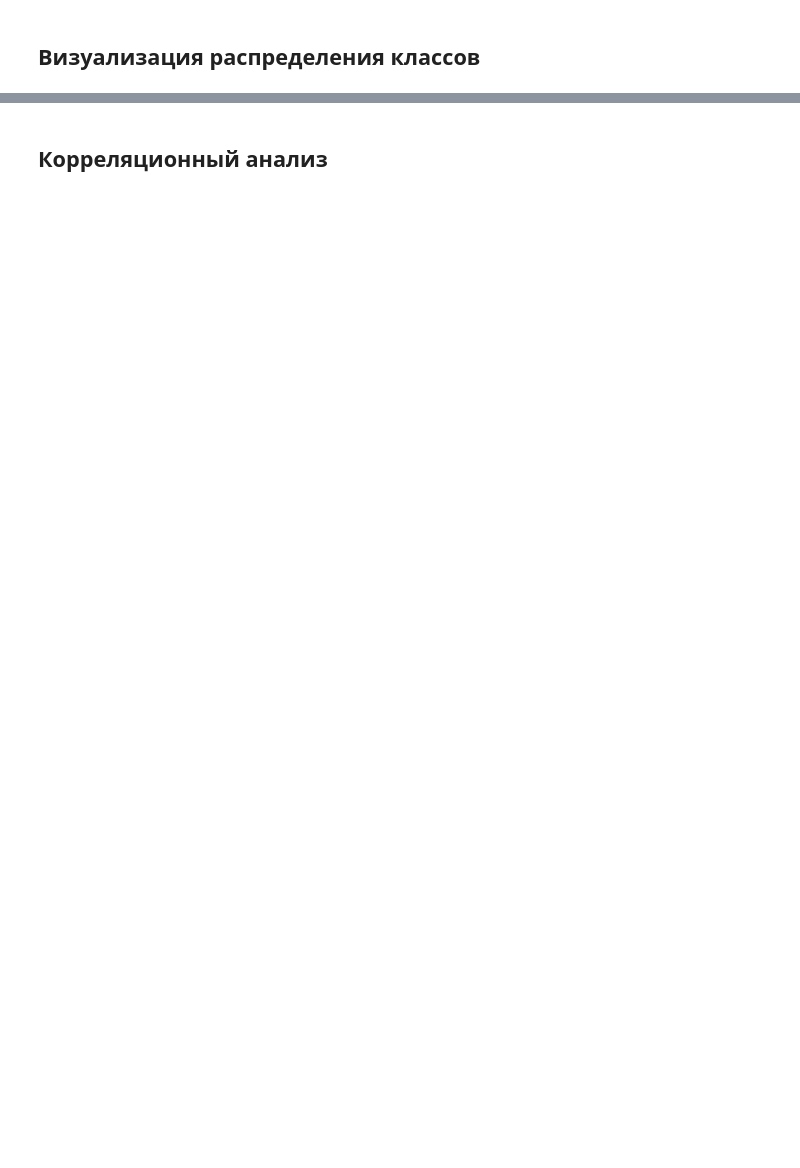
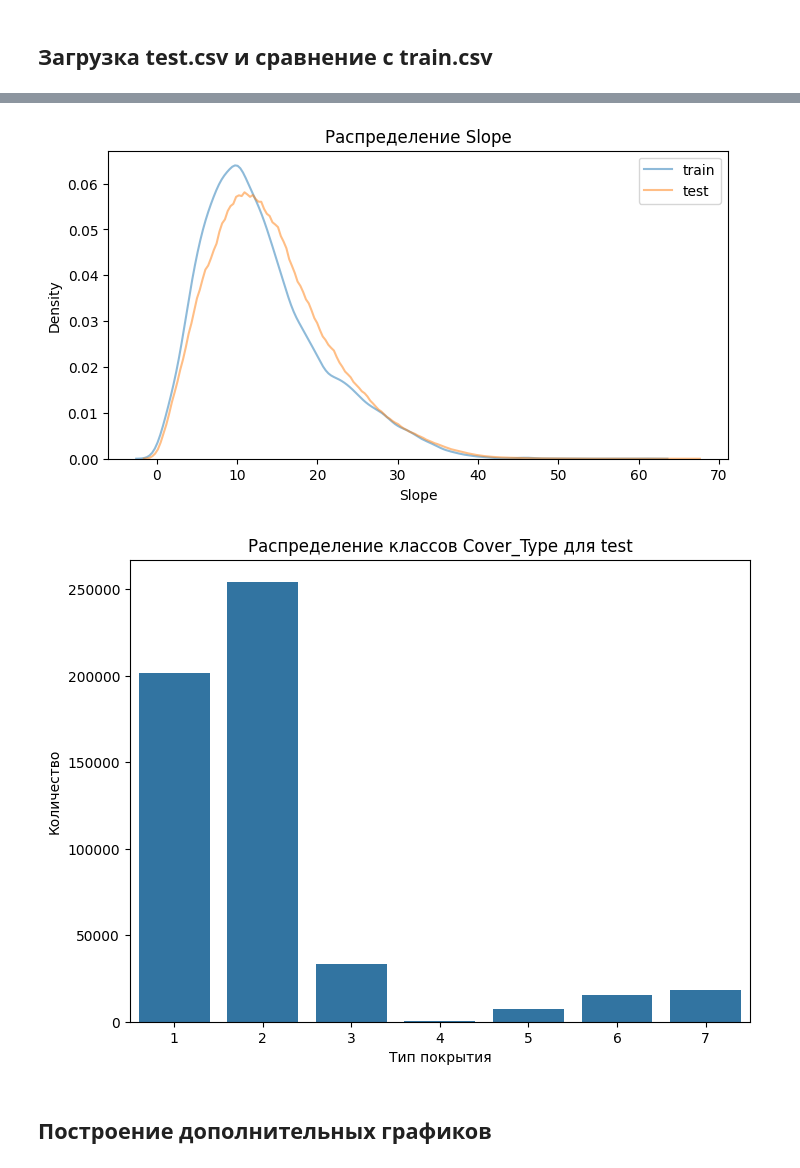
Before and after one commit to ShtankoAlexandr/AI-Projects, a Jupyter notebook: notebook/EDA.ipynb, the cells around one changed output, grey strips where cells are left out. Cells and saved outputs as stored; diff of their text form; code cells hidden in the pictures; blank space fills up the shorter version.

```diff
--- a/notebook/EDA.ipynb
+++ b/notebook/EDA.ipynb
@@ -124,16 +72,40 @@ dtype: int64
 # %% [markdown]
-## Визуализация распределения классов
+## Загрузка test.csv и сравнение с train.csv
 # %%
-import os
-import matplotlib.pyplot as plt
-import seaborn as sns
+# Чтение test.csv и сравнение с тренировочными данными
+try:
+    test_df = pd.read_csv('../data/test.csv')
+    print('\nСравнение данных:')
+    print(f'train.csv shape: {df.shape}')
+    print(f'test.csv shape: {test_df.shape}')
+    print('Train columns:', df.columns.tolist())
+    print('Test columns:', test_df.columns.tolist())
 
-# Создаем папку для графиков
-os.makedirs('../results/plots', exist_ok=True)
+    print('\nПропуски в test.csv:')
+    print(test_df.isnull().sum())
 
+    # Сравнение распределений для первых 3 числовых столбцов (исключая Cover_Type)
+    numeric_cols = df.select_dtypes(include=[np.number]).columns
+    numeric_cols = numeric_cols.drop('Cover_Type', errors='ignore')
+
+    os.makedirs('../results/plots', exist_ok=True)
+    for col in numeric_cols[:3]:
+        plt.figure(figsize=(8, 4))
+        sns.kdeplot(df[col], label='train', alpha=0.5)
+        sns.kdeplot(test_df[col], label='test', alpha=0.5)
+        plt.title(f'Распределение {col}')
+        plt.legend()
+        plt.savefig(f'../results/plots/distribution_{col}.png')
+        plt.show()
+except FileNotFoundError:
+    print("test.csv не найден")
+except Exception as e:
+    print(f"Ошибка при сравнении: {e}")
+
+    # График распределения классов Cover_Type
 plt.figure(figsize=(8, 6))
-sns.countplot(x='Cover_Type', data=df)
-plt.title('Распределение классов Cover_Type')
+sns.countplot(x='Cover_Type', data=test_df)
+plt.title('Распределение классов Cover_Type для test')
 plt.xlabel('Тип покрытия')
 plt.ylabel('Количество')
 plt.savefig('../results/plots/class_distribution.png')
@@ -143,3 +133,5 @@ plt.show()
+[figure, added]
+[figure, added]
 # %% [markdown]
-## Корреляционный анализ
+## Построение дополнительных графиков
 # %%
```
Also changed, not shown: parts of 20 cells of this notebook, 6 other files.
